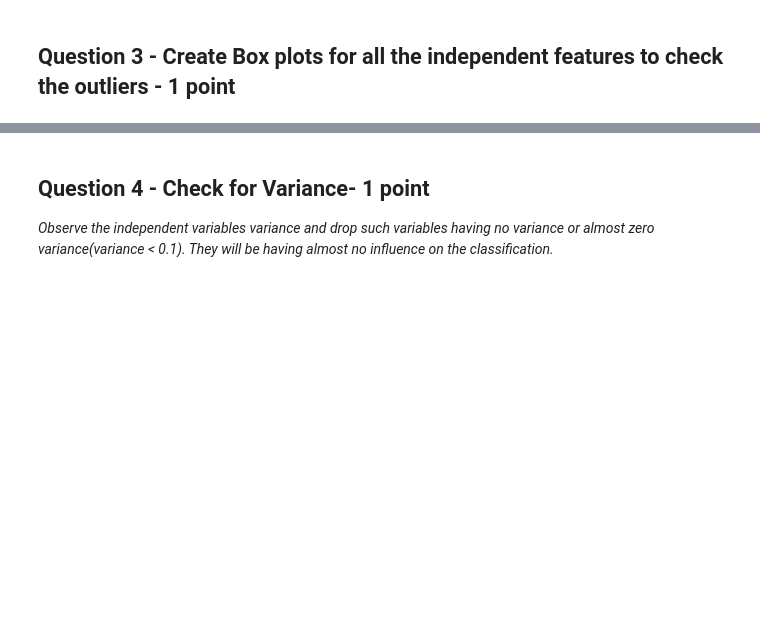
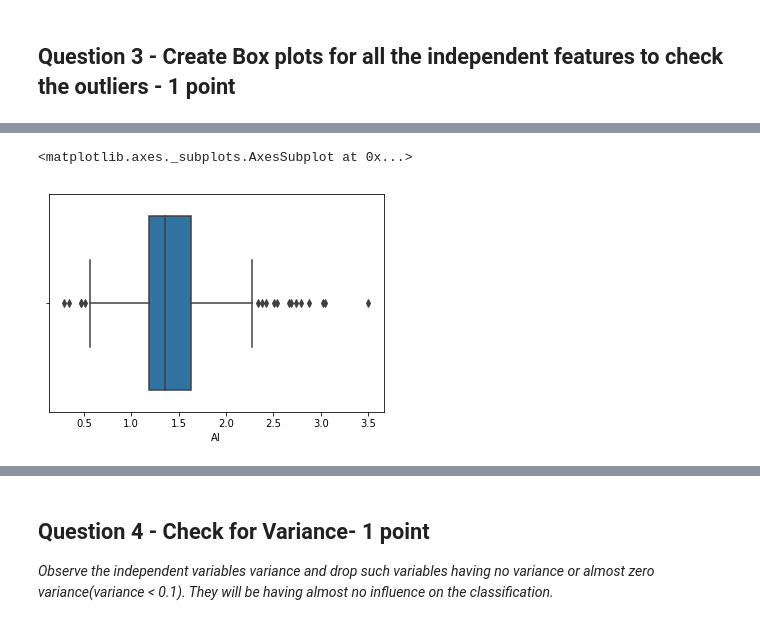
Before and after one commit to Code-Trees/Towards-Data-science, a Jupyter notebook: R2_External_Lab_kNN.ipynb, the cells around one changed output, grey strips where cells are left out. Cells and saved outputs as stored; diff of their text form; code cells hidden in the pictures; blank space fills up the shorter version.

```diff
--- a/R2_External_Lab_kNN.ipynb
+++ b/R2_External_Lab_kNN.ipynb
@@ -240,0 +101,5 @@ ds.describe(include = 'all')
+# %%
+sns.boxplot(glass_df['Al'])
+# %% [output]
+<matplotlib.axes._subplots.AxesSubplot at 0x...>
+[figure, added]
```
Also changed, not shown: parts of 61 cells of this notebook, 57 other files.
